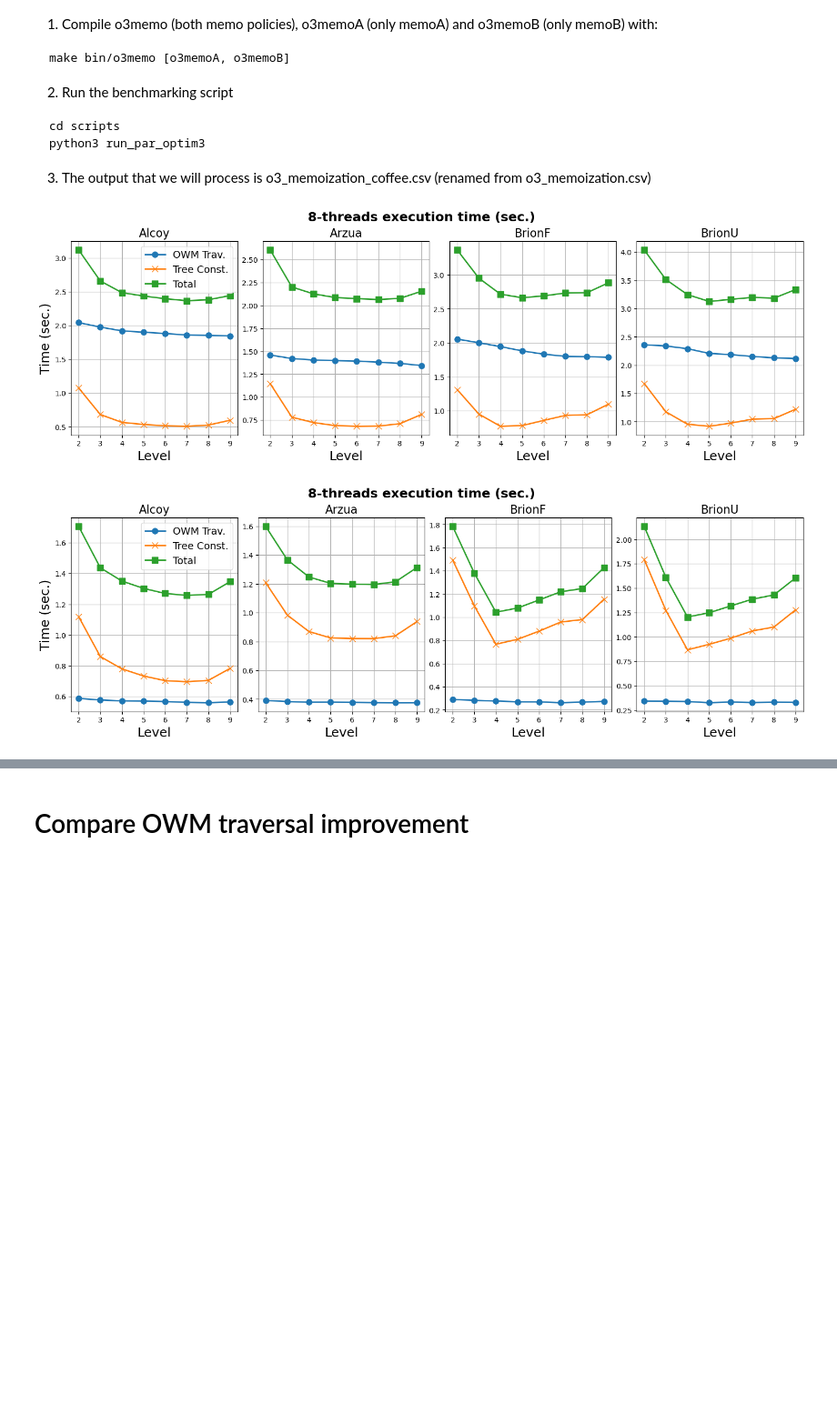
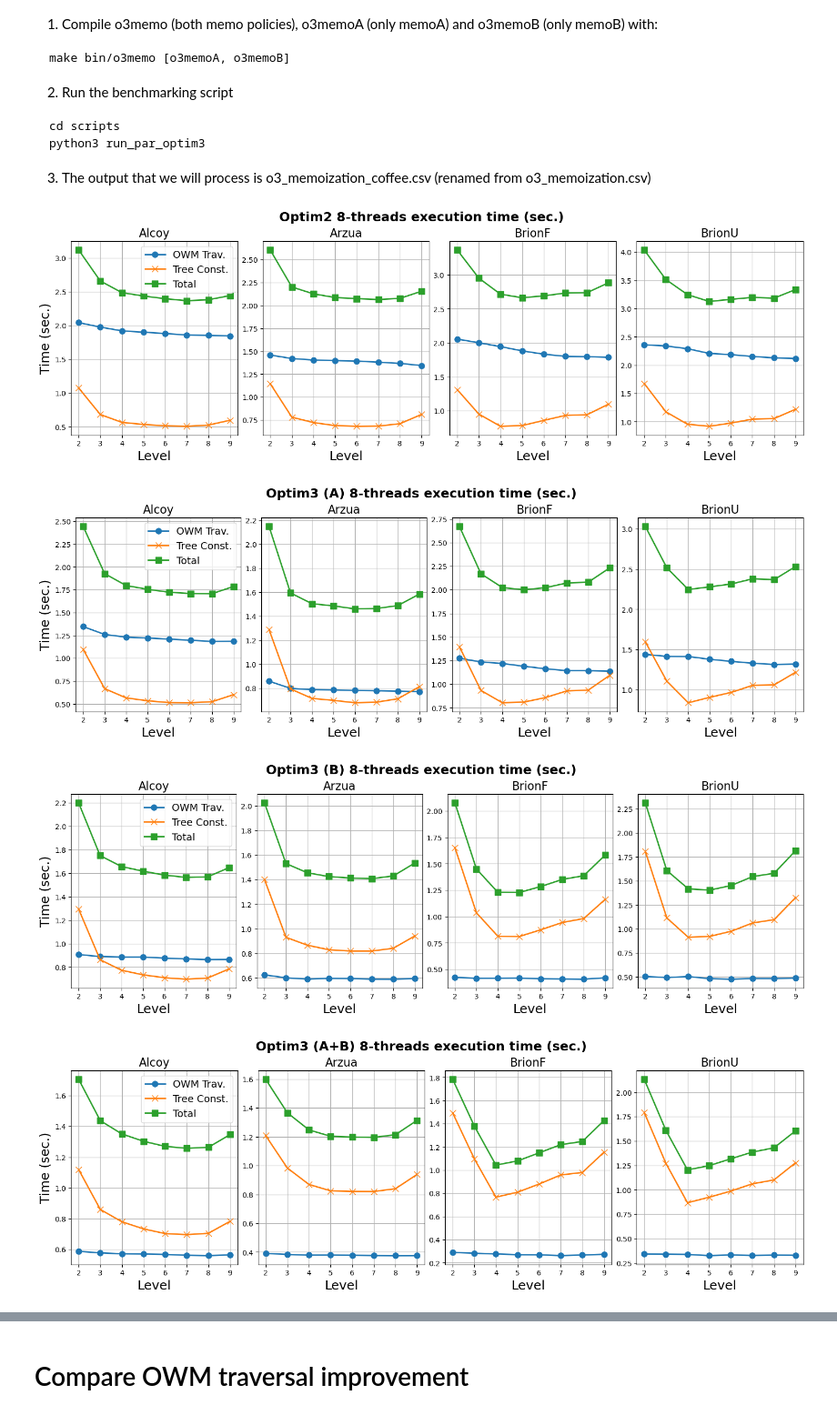
Before and after one commit to PPMC-DAC/FastOWM, a Jupyter notebook: Results/process_o3memo_results.ipynb, the cells around one changed output, grey strips where cells are left out. Shown at 91% size. Drawn from its saved outputs; the diff is of its cells as text; code cells hidden in the pictures; blank space fills up the shorter version.

Commit message:
Process memoization A, B and A+B

```diff
--- a/Results/process_o3memo_results.ipynb
+++ b/Results/process_o3memo_results.ipynb
@@ -57,9 +57,11 @@ def tokenize2(filename):
     return results
 
 reso2=tokenize2("o2_partree_coffee.csv")
+reso3A=tokenize("o3_memoizationA_coffee.csv") # optim3 without with just memo B
+reso3B=tokenize("o3_memoizationB_coffee.csv") # optim3 without with just memo B
 reso3=tokenize("o3_memoization_coffee.csv") # optim3 without with memo A and B
 # %%
-def plot_levels(nth,results):
+def plot_levels(nth,results, message):
     #Configuration variables
     titlefs = 20
     ylabelfs = 18
@@ -70,36 +72,40 @@ def plot_levels(nth,results):
     linew = 2
     markers = 8
     marks=['o-','x-','s-','v-','+-']
 
     #fig = plt.figure()
     labels=['OWM Trav.','Tree Const.','Total']
     #define grid of plots
     fig, axs = plt.subplots(nrows=1, ncols=4,figsize=(15, 5), constrained_layout=True) #sharey=True
     for i,name in zip(range(4),['Alcoy','Arzua','BrionF','BrionU']):
         x=list(results[name].keys())
         axs[i].plot(np.array(x), np.array([results[name][j][nth][1] for j in x]), marks[0], linewidth=linew, markersize=markers)
         axs[i].plot(np.array(x), np.array([results[name][j][nth][0] for j in x]), marks[1], linewidth=linew, markersize=markers)
         axs[i].plot(np.array(x), np.array([results[name][j][nth][2] for j in x]), marks[2], linewidth=linew, markersize=markers)
 
         axs[i].set_title(name,fontsize=16)
         axs[i].set_xlabel('Level', fontsize=xlabelfs)
         axs[i].set_xticks(x,fontsize=xticksfs)
         # axs[i].yticks(fontsize=yticksfs)
         axs[i].grid()
     if(nth==1):
         fig.suptitle('Execution time (sec.)',  fontweight='bold', fontsize=18)
     if(nth==8):
-        fig.suptitle('8-threads execution time (sec.)',  fontweight='bold', fontsize=18)
+        fig.suptitle(message+' 8-threads execution time (sec.)',  fontweight='bold', fontsize=18)
 
     axs[0].set_ylabel('Time (sec.)', fontsize=ylabelfs)
     axs[0].legend(labels,loc='best', fontsize= 14)
     # pp = PdfPages("Optim3_8coresExecTime.pdf")
     # pp.savefig(fig)
     # pp.close()
 
-plot_levels(8,reso2)
-plot_levels(8,reso3)
+plot_levels(8,reso2, "Optim2")
+plot_levels(8,reso3A, "Optim3 (A)")
+plot_levels(8,reso3B, "Optim3 (B)")
+plot_levels(8,reso3, "Optim3 (A+B)")
 # %% [output]
-[figure, old version]
+[figure, new version]
-[figure, old version]
+[figure, new version]
+[figure, added]
+[figure, added]
 # %%
```
Also changed, not shown: parts of 7 cells of this notebook, 1 other file.
